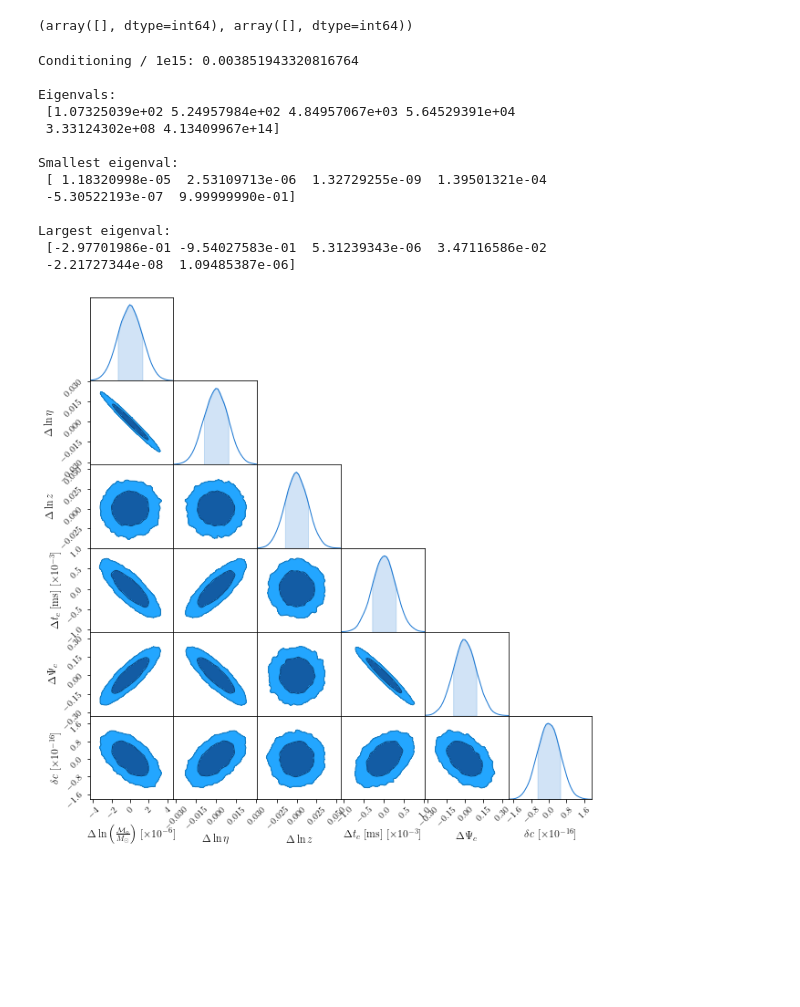
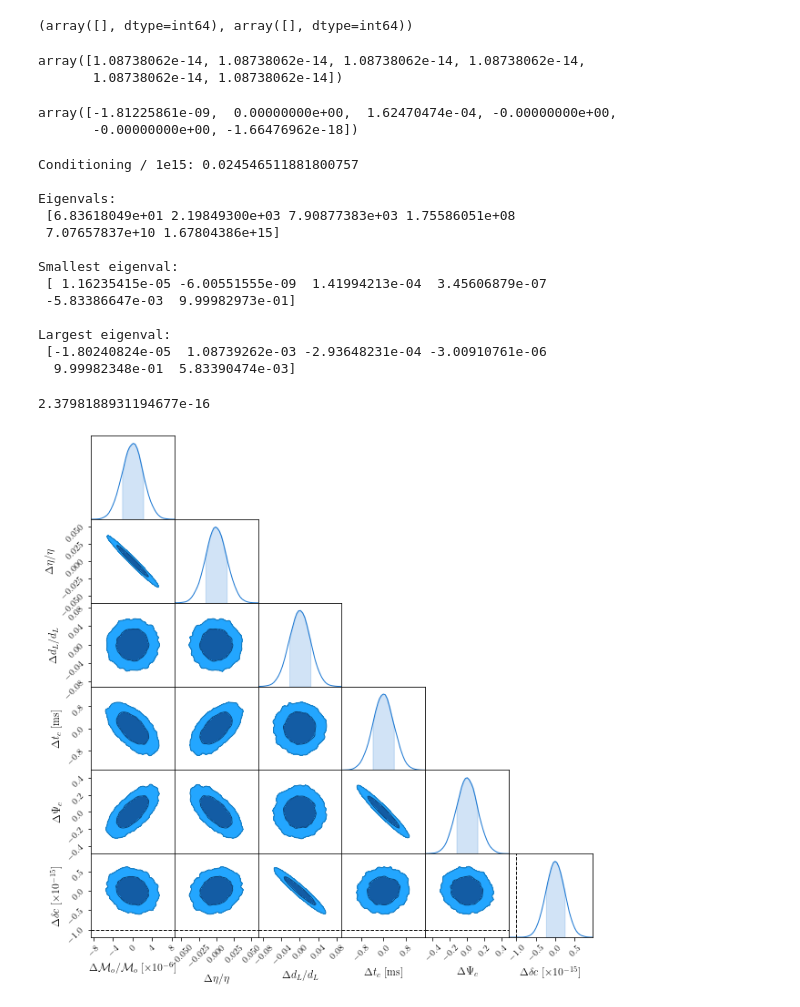
Before and after one commit to AnChenPhys/multiband_MG, a Jupyter notebook: code/New_version/new_version_simplified.ipynb, the cells around one changed output. Cells and saved outputs as stored; diff of their text form; code cells hidden in the pictures; blank space fills up the shorter version.

```diff
--- a/code/New_version/new_version_simplified.ipynb
+++ b/code/New_version/new_version_simplified.ipynb
@@ -77,6 +84,10 @@ simps(to_int, x=farr[:194]) /365.25 /24 /3600
 # %%
 pars_GR     = np.array([np.log(Ms), np.log(eta), np.log(zem), tc, psic, 0, 0])
-label_GR    = [r'$\Delta \ln \left( \frac{ {\cal M}_o }{ M_{\odot} } \right)$', r'$ \Delta \ln \eta $', r'$\Delta \ln z $',r'$\Delta t_c$ [ms]',r'$ \Delta \Psi_c$']
+#label_GR    = [r'$\Delta \ln \left( \frac{ {\cal M}_o }{ M_{\odot} } \right)$', r'$ \Delta \ln \eta $',
+#                r'$\Delta \ln z $',r'$\Delta t_c$ [ms]',r'$ \Delta \Psi_c$']
+
+label_GR    = [r'$\Delta {\cal M}_o /{\cal M}_o $', r'$  \Delta \eta / \eta $',
+                r'$\Delta d_L /d_L $',r'$\Delta t_c$ [s]',r'$ \Delta \Psi_c$']
 # %%
 # Get waveform segments in LISA and LIGO ranges only.
 n_points  = 500
@@ -297,17 +335,18 @@ cT_type = 'step'
 
 # Set parameters for step
 fstar = 1
-c0    = 1 #-1e-7
+dc0   = 1e-15 #-1e-7
 w1    = 1e-3
 
 # Set parameters for runs and evaluate
-pars_MG  = np.append(pars_GR[:-2], [c0, fstar])
-fid_vals = np.append(pars_GR[:-2], [c0])
-label_MG = label_GR +[r'$\delta c$']
+pars_MG   = np.append(pars_GR[:-2], [dc0, fstar])
+fid_vals  = np.append(pars_GR[:-2], [dc0])
+nlabel_GR = label_GR.copy()
+nlabel_GR[3] = r'$\Delta t_c$ [ms]'
+label_MG  = nlabel_GR +[r'$\Delta \delta c$']
 
 ppars_MG      = np.array(pars_MG[:-1])
-ppars_MG[-1]  -= c0
 llabel_MG     = label_MG.copy()
-llabel_MG[-1] = r'$ \delta c$'
+llabel_MG[-1] = r'$\Delta \delta c$'
 # %%
 # Evaluate and plot Delta
@@ -581,7 +625,15 @@ np.where( np.abs( fisher_ligo_MGD[:-1,:][:,:-1] - fisher_ligo_GR ) > 1e-10 )
 # %%
 #fisher_lisa_MGD[:-1,:][:,:-1] / fisher_lisa_GRD
 # %%
-#FPsi_lisa_MGD[2] / FPsi_lisa_MGD[-1]
+FPsi_lisa_MGD[2] / FPsi_lisa_MGD[-1]
+# %% [output]
+array([1.08738062e-14, 1.08738062e-14, 1.08738062e-14, 1.08738062e-14,
+       1.08738062e-14, 1.08738062e-14])
+# %%
+ FlnA_lisa_MGD[2] /FPsi_lisa_MGD[2]
+# %% [output]
+array([-1.81225861e-09,  0.00000000e+00,  1.62470474e-04, -0.00000000e+00,
+       -0.00000000e+00, -1.66476962e-18])
 # %%
 ### Reducing magnitude of some parameters and computing new fisher
 rescaling_matrix      = np.eye( len(dlnA_lisa_MGD) )
@@ -590,14 +642,13 @@ rescaling_matrix[1,1] = 1e0 #1e-7
 rescaling_matrix[2,2] = 1e0
 rescaling_matrix[3,3] = 1e0
 rescaling_matrix[4,4] = 1e0 #1e-1
-rescaling_matrix[5,5] = 1e-15 #1e-1
+rescaling_matrix[5,5] = 1e-11 #1e-1
 
 new_dlnA_ligo_MGD = np.matmul(rescaling_matrix, dlnA_ligo_MGD)
 new_dPsi_ligo_MGD = np.matmul(rescaling_matrix, dPsi_ligo_MGD)
 
 new_dlnA_lisa_MGD  = np.matmul(rescaling_matrix, dlnA_lisa_MGD)
 new_dPsi_lisa_MGD  = np.matmul(rescaling_matrix, dPsi_lisa_MGD)
-
 
 new_FlnA_ligo_MGD = Fisher_build(farr_ligo, ligo_psd, h_Delta_ligo, new_dlnA_ligo_MGD)
 new_FPsi_ligo_MGD = Fisher_build(farr_ligo, ligo_psd, h_Delta_ligo, new_dPsi_ligo_MGD)
@@ -616,30 +667,40 @@ print('\nEigenvals:\n', evals_tot_MGD)
 print('\nSmallest eigenval:\n', evecs_tot_MGD[0,:])
 print('\nLargest eigenval:\n', evecs_tot_MGD[-1,:])
 
-evals_tot_MGD = np.abs(evals_tot_MGD) +1e-20 *np.max(evals_tot_MGD)
-
-new_cov_tot_MGD    = np.matmul( np.matmul(evecs_tot_MGD, np.diag(1/evals_tot_MGD)), evecs_tot_MGD.T )
+new_cov_tot_MGD = np.matmul( np.matmul(evecs_tot_MGD, np.diag(1/evals_tot_MGD)), evecs_tot_MGD.T )
 # %% [output]
-Conditioning / 1e15: 0.003851943320816764
+Conditioning / 1e15: 0.024546511881800757
 
 Eigenvals:
- [1.07325039e+02 5.24957984e+02 4.84957067e+03 5.64529391e+04
- 3.33124302e+08 4.13409967e+14]
+ [6.83618049e+01 2.19849300e+03 7.90877383e+03 1.75586051e+08
+ 7.07657837e+10 1.67804386e+15]
 
 Smallest eigenval:
- [ 1.18320998e-05  2.53109713e-06  1.32729255e-09  1.39501321e-04
- -5.30522193e-07  9.99999990e-01]
+ [ 1.16235415e-05 -6.00551555e-09  1.41994213e-04  3.45606879e-07
+ -5.83386647e-03  9.99982973e-01]
 
 Largest eigenval:
- [-2.97701986e-01 -9.54027583e-01  5.31239343e-06  3.47116586e-02
- -2.21727344e-08  1.09485387e-06]
+ [-1.80240824e-05  1.08739262e-03 -2.93648231e-04 -3.00910761e-06
+  9.99982348e-01  5.83390474e-03]
 # %%
 cov_tot_MGD   = np.matmul(np.matmul(rescaling_matrix, new_cov_tot_MGD), rescaling_matrix)
 data_tot_MGD  = np.random.multivariate_normal(0 *ppars_MG, cov_tot_MGD, size=20000)
+
+data_dL_tot_MGD = np.array(data_tot_MGD)
+data_dL_tot_MGD[:,2] = get_dL_Mpc(zem *(1 +data_dL_tot_MGD[:,2])) / get_dL_Mpc(zem) -1
+data_dL_tot_MGD[:,3] *= 1e3
 # %%
 cc = ChainConsumer()
 #cc.add_chain(data_tot_MGND, bins=30, smooth=True, parameters=llabel_MG, name='cross MG no dist');
-cc.add_chain(data_tot_MGD, bins=30, smooth=True, parameters=llabel_MG, name='cross MG dist');
-cc.plotter.plot();
+cc.add_chain(data_dL_tot_MGD, bins=30, smooth=True, parameters=llabel_MG, name='cross MG dist');
+
+sigmas = np.std(data_dL_tot_MGD, axis=0)
+exts = [(-4 *s, 4 *s) for s in sigmas[:-1]]
+exts += [( min(-1.2*dc0, -4 *sigmas[-1]) , 4 *sigmas[-1]) ]
+
+cc.plotter.plot(truth=[None,None,None,None,None,-dc0], extents=exts);
+
+print(sigmas[-1])
 # %% [output]
+2.3798188931194677e-16
-[figure, old version]
+[figure, new version]
```
Also changed, not shown: parts of 35 cells of this notebook, 1 other file.
